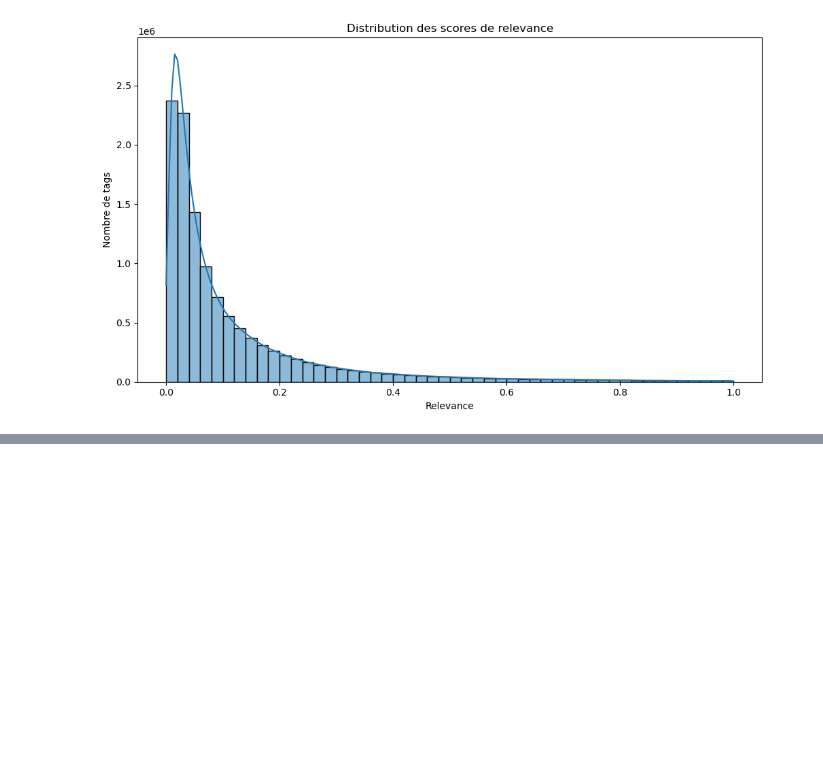
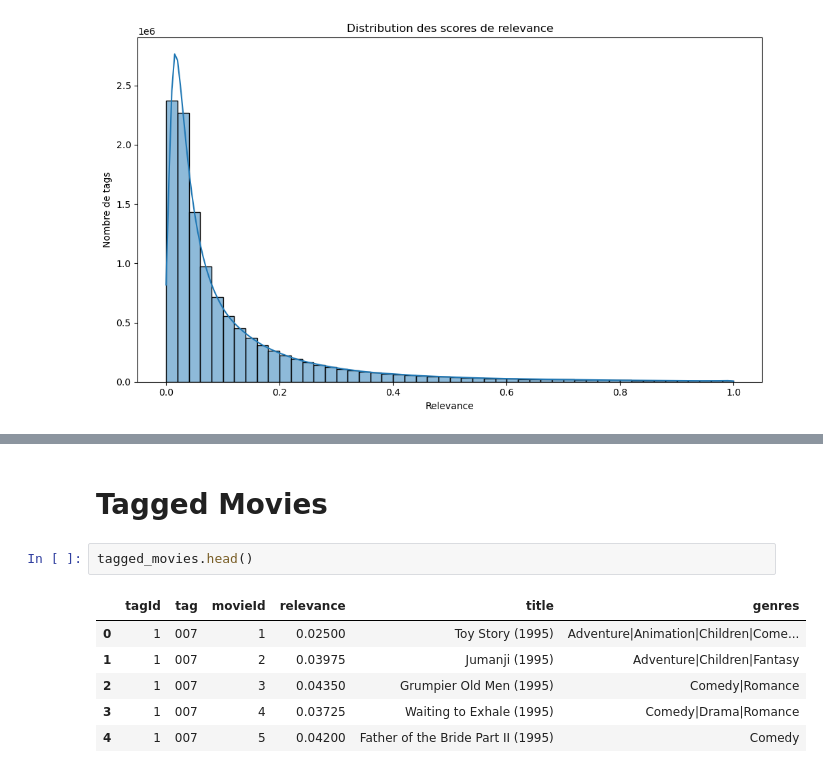
Before and after one commit to Ephrayyy/Syst-me_de_Recommandation, a Jupyter notebook: Project_10.ipynb, the cells around one changed output, grey strips where cells are left out. Saved outputs shown, nothing was run; the diff lists cells and outputs as text; blank space fills up the shorter version.

```diff
--- a/Project_10.ipynb
+++ b/Project_10.ipynb
@@ -214,0 +284,11 @@ plt.show()
+# %% [markdown]
+# Tagged Movies
+# %%
+tagged_movies.head()
+# %% [output]
+|  | tagId | tag | movieId | relevance | title | genres |
+| 0 | 1 | 007 | 1 | 0.02500 | Toy Story (1995) | Adventure|Animation|Children|Come... |
+| 1 | 1 | 007 | 2 | 0.03975 | Jumanji (1995) | Adventure|Children|Fantasy |
+| 2 | 1 | 007 | 3 | 0.04350 | Grumpier Old Men (1995) | Comedy|Romance |
+| 3 | 1 | 007 | 4 | 0.03725 | Waiting to Exhale (1995) | Comedy|Drama|Romance |
+| 4 | 1 | 007 | 5 | 0.04200 | Father of the Bride Part II (1995) | Comedy |
```
Also changed, not shown: parts of 18 cells of this notebook.
